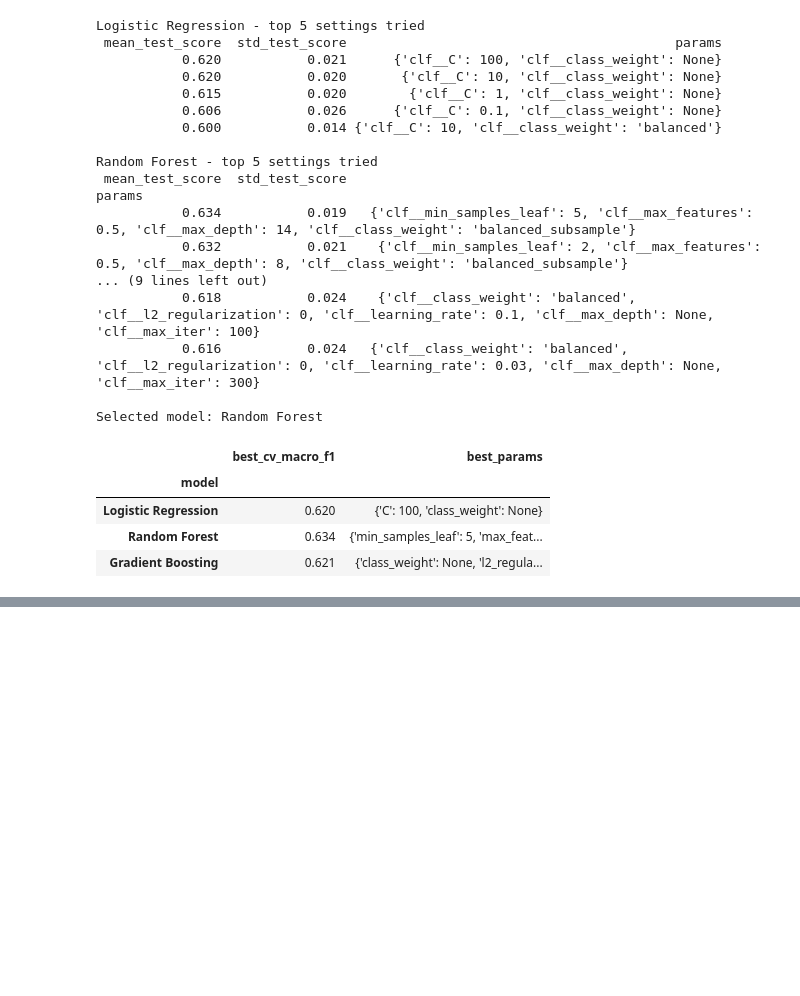
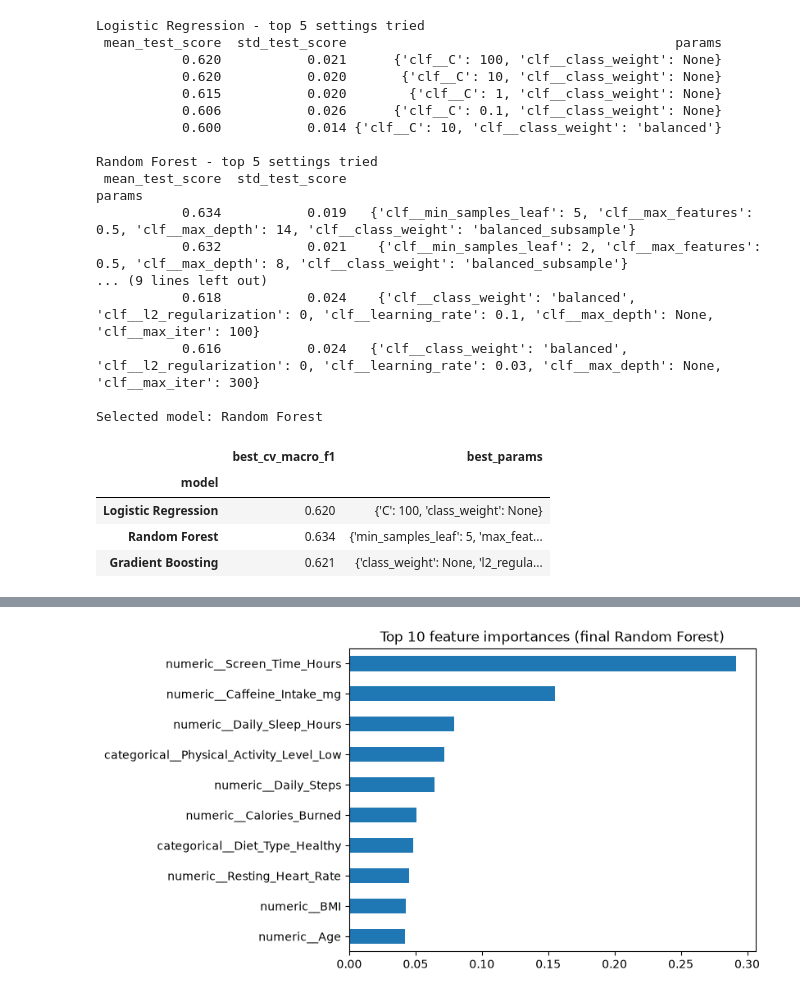
Before and after one commit to Mykkey/Wearable-Tech-Stress-Project, a Jupyter notebook: notebooks/01_data_audit_and_baseline.ipynb, the cells around one changed output, grey strips where cells are left out. Saved outputs shown, nothing was run; the diff lists cells and outputs as text; code cells hidden in the pictures; blank space fills up the shorter version.

```diff
--- a/notebooks/01_data_audit_and_baseline.ipynb
+++ b/notebooks/01_data_audit_and_baseline.ipynb
@@ -437,0 +590,8 @@ Selected model: Random Forest
+# %%
+names = final_model.named_steps["prep"].get_feature_names_out()
+importances = pd.Series(final_model.named_steps["clf"].feature_importances_, index = names).sort_values()
+importances.tail(10).plot(kind = "barh")
+plt.title("Top 10 feature importances (final Random Forest)")
+plt.show()
+# %% [output]
+[figure, added]
```
Also changed, not shown: parts of 8 cells of this notebook.
